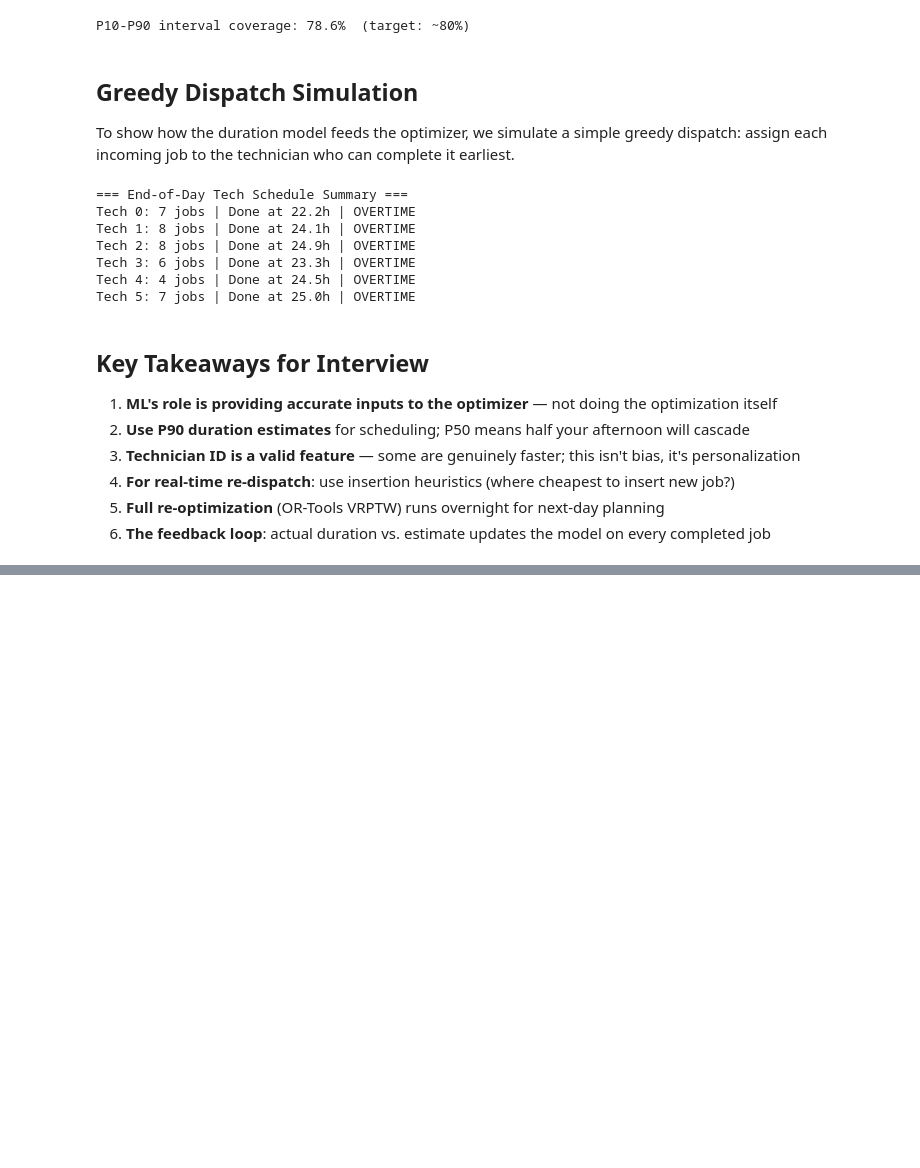
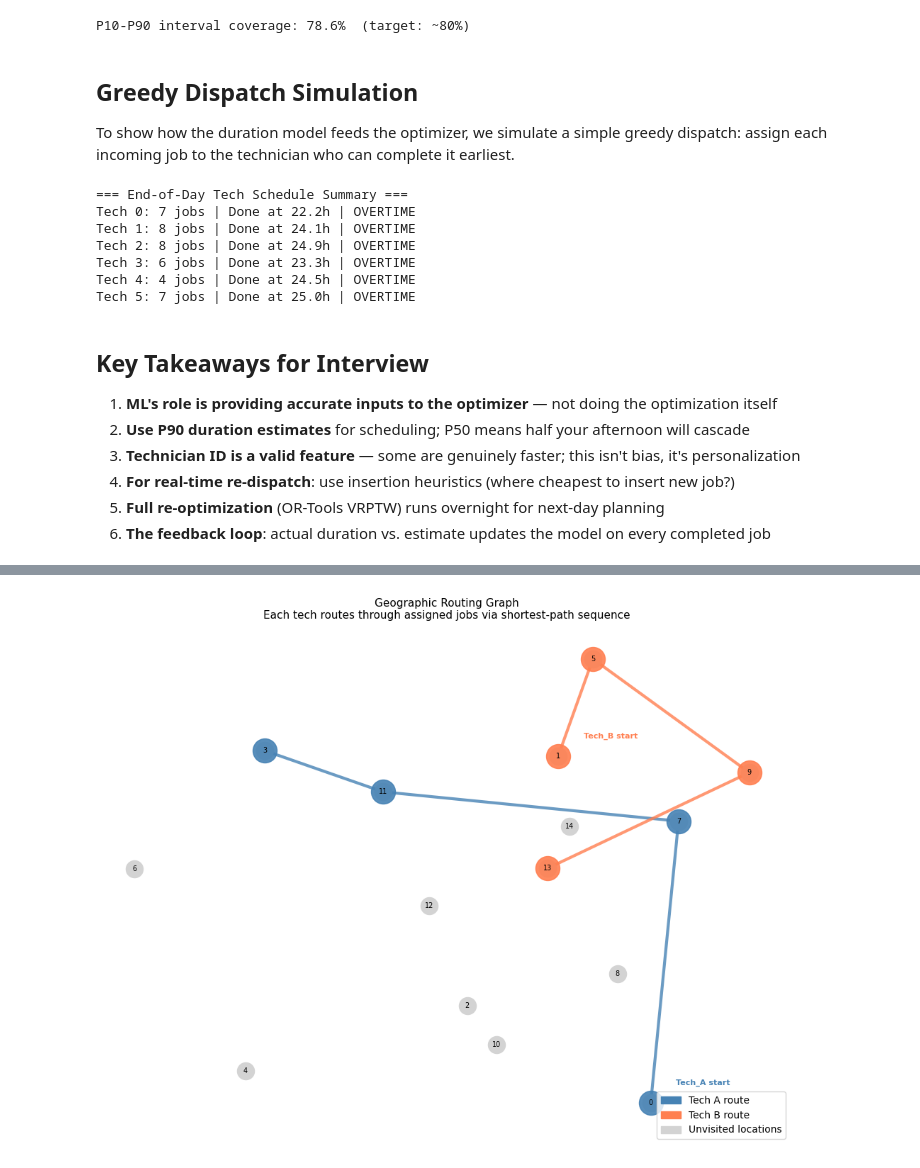
Before and after one commit to sp7412/servicetitan-ml-portfolio, a Jupyter notebook: 02_dispatch_optimization.ipynb, the cells around one changed output, grey strips where cells are left out. Drawn from its saved outputs; the diff is of its cells as text; code cells hidden in the pictures; blank space fills up the shorter version.

```diff
--- a/02_dispatch_optimization.ipynb
+++ b/02_dispatch_optimization.ipynb
@@ -321,0 +517,78 @@ Tech 5: 7 jobs | Done at 25.0h | OVERTIME
+# %%
+# --- Use Case 2: Geographic Routing Graph ---
+# Model job locations and tech start positions as nodes in a weighted graph.
+# Edge weight = estimated drive time. Find shortest route sequence per tech.
+import networkx as nx
+
+np.random.seed(10)
+N_LOCATIONS = 15
+locations = {i: (np.random.uniform(-20, 20), np.random.uniform(-20, 20))
+             for i in range(N_LOCATIONS)}
+
+G = nx.complete_graph(N_LOCATIONS)
+SPEED_FACTOR = 2.5  # minutes per mile proxy
+for u, v in G.edges():
+    x1, y1 = locations[u]
+    x2, y2 = locations[v]
+    dist = np.sqrt((x2-x1)**2 + (y2-y1)**2)
+    G[u][v]['weight'] = round(dist * SPEED_FACTOR, 1)
+
+tech_routes = {
+    'Tech_A': {'start': 0, 'jobs': [3, 7, 11]},
+    'Tech_B': {'start': 1, 'jobs': [5, 9, 13]},
+}
+
+def shortest_route(G, start, waypoints):
+    # Nearest-neighbor heuristic (greedy TSP approximation)
+    # For production: OR-Tools TSP solver
+    remaining = list(waypoints)
+    route = [start]
+    current = start
+    total_time = 0
+    while remaining:
+        nearest = min(remaining,
+                      key=lambda n: nx.shortest_path_length(G, current, n, weight='weight'))
+        travel = nx.shortest_path_length(G, current, nearest, weight='weight')
+        route.append(nearest)
+        total_time += travel
+        remaining.remove(nearest)
+        current = nearest
+    return route, total_time
+
+print("=== Route Optimization ===\n")
+for tech, info in tech_routes.items():
+    route, drive_time = shortest_route(G, info['start'], info['jobs'])
+    print(f"{tech}: {' -> '.join(str(n) for n in route)}")
+    print(f"  Total drive time: {drive_time:.1f} min\n")
+
+fig, ax = plt.subplots(figsize=(10, 8))
+nx.draw_networkx_nodes(G, locations, node_size=300, node_color='lightgray', ax=ax)
+nx.draw_networkx_labels(G, locations, font_size=7, ax=ax)
+
+colors = {'Tech_A': 'steelblue', 'Tech_B': 'coral'}
+for tech, info in tech_routes.items():
+    route, _ = shortest_route(G, info['start'], info['jobs'])
+    color = colors[tech]
+    nx.draw_networkx_nodes(G, locations, nodelist=route,
+                           node_color=color, node_size=600, alpha=0.9, ax=ax)
+    route_edges = [(route[i], route[i+1]) for i in range(len(route)-1)]
+    nx.draw_networkx_edges(G, locations, edgelist=route_edges,
+                           edge_color=color, width=3, alpha=0.8, ax=ax,
+                           arrows=True, arrowsize=20)
+    start_pos = locations[info['start']]
+    ax.annotate(f"{tech} start", xy=start_pos,
+                xytext=(start_pos[0]+1.5, start_pos[1]+1.5),
+                fontsize=8, color=color, fontweight='bold')
+
+ax.set_title("Geographic Routing Graph\nEach tech routes through assigned jobs via shortest-path sequence", fontsize=11)
+ax.axis('off')
+legend_elements = [
+    mpatches.Patch(color='steelblue', label='Tech A route'),
+    mpatches.Patch(color='coral', label='Tech B route'),
+    mpatches.Patch(color='lightgray', label='Unvisited locations'),
+]
+ax.legend(handles=legend_elements, loc='lower right')
+plt.tight_layout()
+plt.savefig('dispatch_routing.png', dpi=100, bbox_inches='tight')
+plt.show()
+# %% [output]
@@ -321,0 +602 @@ Tech 5: 7 jobs | Done at 25.0h | OVERTIME
+[figure, added]
```
Also changed, not shown: parts of 12 cells of this notebook.
